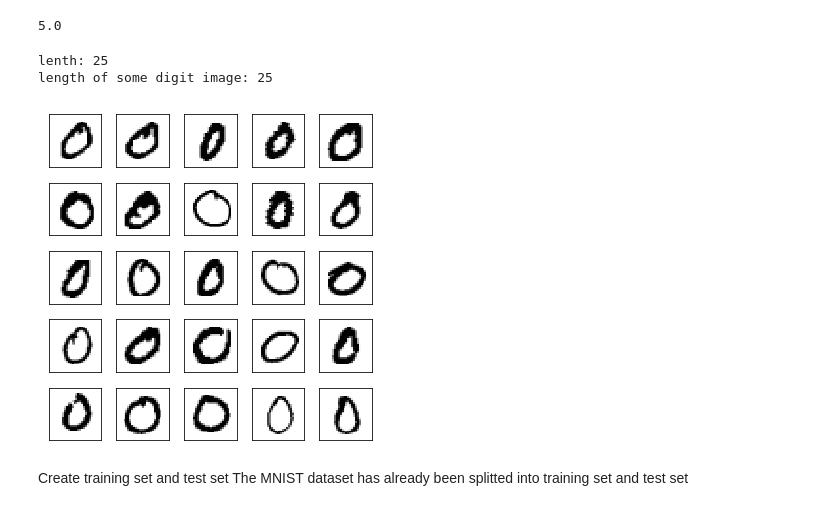
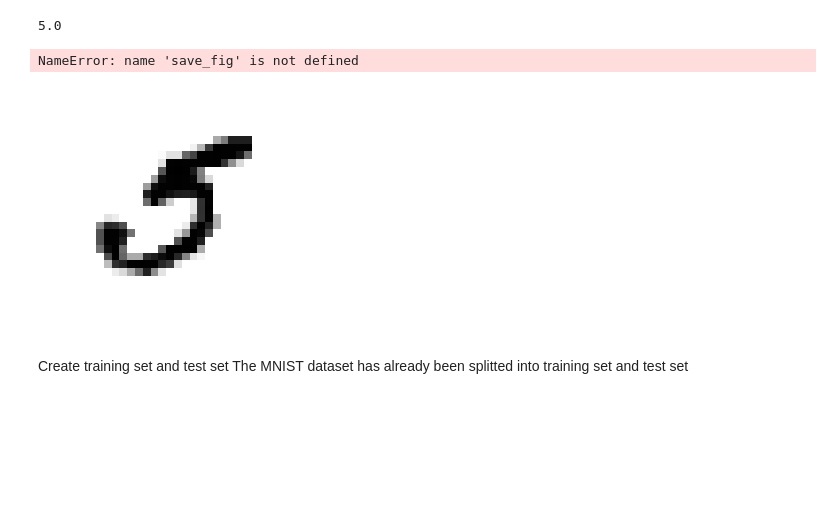
Before and after one commit to breezedu/PythonDeeplearning, a Jupyter notebook: handson_ml_practice/Chapter+3+MNIST.ipynb, the cells around one changed output. Saved outputs shown, nothing was run; the diff lists cells and outputs as text; code cells hidden in the pictures; blank space fills up the shorter version.

```diff
--- a/handson_ml_practice/Chapter+3+MNIST.ipynb
+++ b/handson_ml_practice/Chapter+3+MNIST.ipynb
@@ -58,39 +58,24 @@ plt.show()
 y[36000]
 # %% [output]
 5.0
-# %%
-
-
-some_digit = X[:25]
-print( "lenth: " + str( len(some_digit)))
-
-some_digit_image = some_digit
-
-print("length of some digit image: " + str( len( some_digit_image)) )
-
-digit_image_list = []
-
-fig, axes = plt.subplots(5, 5, figsize=(6, 6),
-                         subplot_kw={'xticks': [], 'yticks': []})
-
-fig.subplots_adjust(hspace=0.3, wspace=0.05)
-
-for ax, digit in zip( axes.flat, some_digit):
-    #print("i=" + str(i) )
-    some_digit_imagei = digit.reshape(28, 28)
-    digit_image_list.append(some_digit_imagei)
-    #some_digit_image = np.reshape(some_digit, (28, 28))
-
-    ax.imshow( some_digit_imagei, cmap = matplotlib.cm.binary,
-            interpolation = "none")
-
-    #plt.axis("off")
-
-plt.show()
-# %% [output]
-lenth: 25
-length of some digit image: 25
-[figure, removed]
+# %%
+
+
+%matplotlib inline
+import matplotlib
+import matplotlib.pyplot as plt
+
+some_digit = X[36000]
+some_digit_image = some_digit.reshape(28, 28)
+plt.imshow(some_digit_image, cmap = matplotlib.cm.binary,
+           interpolation="nearest")
+plt.axis("off")
+
+save_fig("some_digit_plot")
+plt.show()
+# %% [output]
+NameError: name 'save_fig' is not defined
+[figure, added]
 # %% [markdown]
 
 Create training set and test set
```
Also changed, not shown: parts of 10 cells of this notebook.
